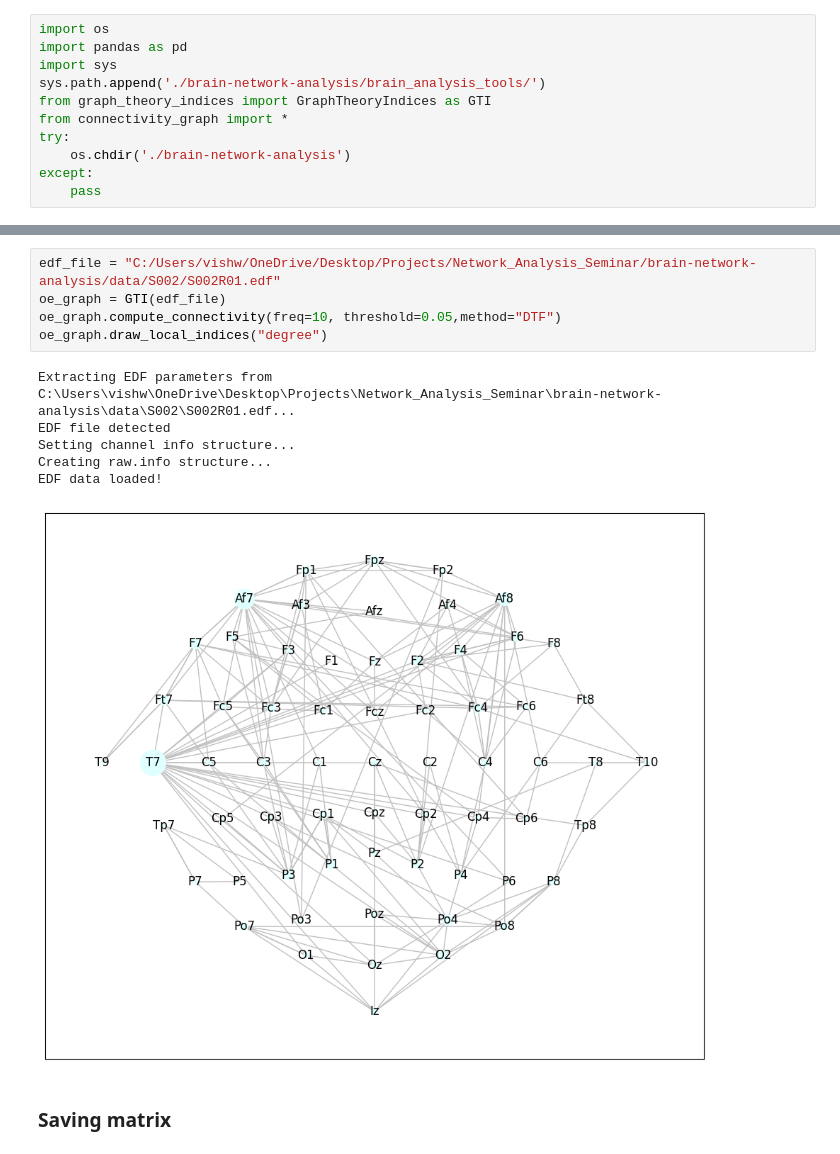
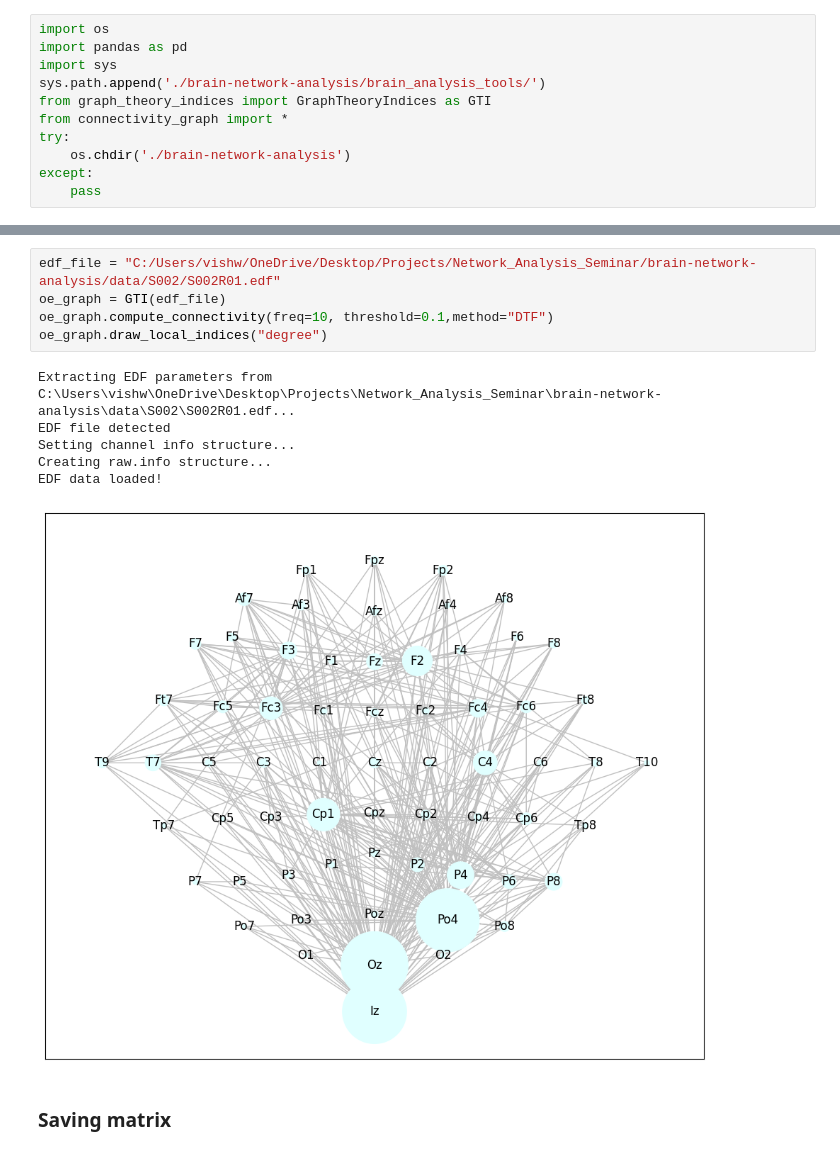
Before and after one commit to SAint7579/Network_Analysis_Seminar, a Jupyter notebook: preprocessing_notebook.ipynb, the cells around one changed output, grey strips where cells are left out. Saved outputs shown, nothing was run; the diff lists cells and outputs as text.

```diff
--- a/preprocessing_notebook.ipynb
+++ b/preprocessing_notebook.ipynb
@@ -25,15 +26,15 @@ EDF data loaded!
 # %%
 edf_file = "C:/Users/vishw/OneDrive/Desktop/Projects/Network_Analysis_Seminar/brain-network-analysis/data/S002/S002R01.edf"
 oe_graph = GTI(edf_file)
-oe_graph.compute_connectivity(freq=10, threshold=0.05,method="DTF")
+oe_graph.compute_connectivity(freq=10, threshold=0.1,method="DTF")
 oe_graph.draw_local_indices("degree")
 # %% [output]
 Extracting EDF parameters from C:\Users\vishw\OneDrive\Desktop\Projects\Network_Analysis_Seminar\brain-network-analysis\data\S002\S002R01.edf...
 EDF file detected
 Setting channel info structure...
 Creating raw.info structure...
 EDF data loaded!
-[figure, old version]
+[figure, new version]
 # %% [markdown]
 ### Saving matrix
 # %%
```
Also changed, not shown: parts of 2 cells of this notebook, 2 other files.
